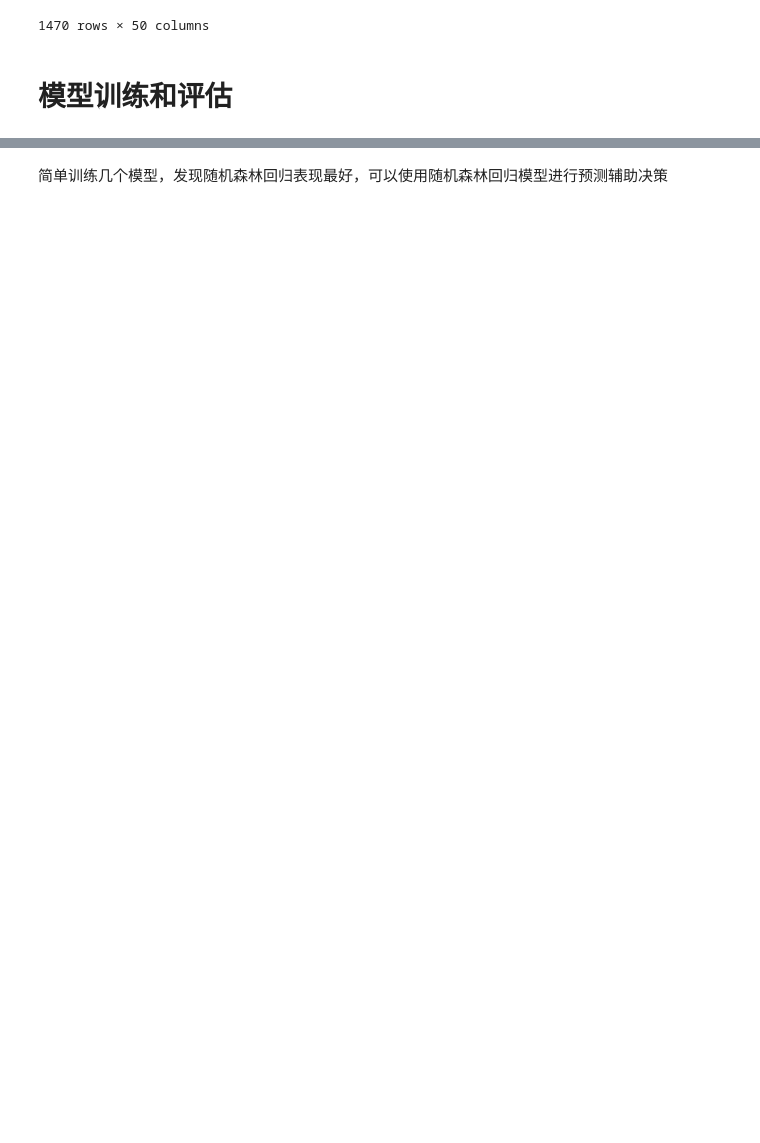
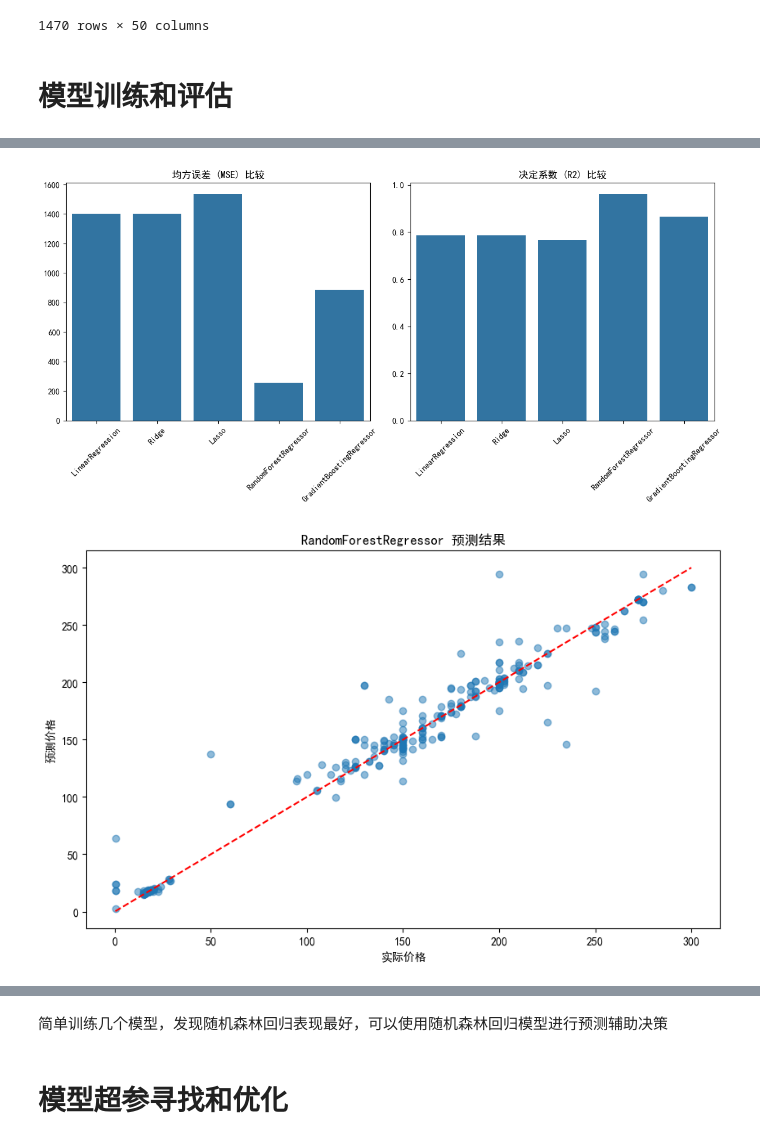
Before and after one commit to liushisi7/liushisi7_xiaoxueqi_renmeng, a Jupyter notebook: 作业二/matplotlib_数据可视化.ipynb, the cells around one changed output, grey strips where cells are left out. Saved outputs shown, nothing was run; the diff lists cells and outputs as text; code cells hidden in the pictures; blank space fills up the shorter version.

```diff
--- a/作业二/matplotlib_数据可视化.ipynb
+++ b/作业二/matplotlib_数据可视化.ipynb
@@ -871,0 +794,65 @@ if best_model_instance:
+# %%
+
+# 定义要评估的模型
+models = [
+    LinearRegression(),# 线性回归
+    Ridge(),# 岭回归
+    Lasso(),# Lasso回归
+    RandomForestRegressor(),# 随机森林回归-n_estimators参数指定树的数量
+    GradientBoostingRegressor()# 梯度提升回归
+]
+
+# 评估所有模型
+results = {}
+for model in models:
+    y_pred, metrics = evaluate_model(model, X_train_scaled, X_test_scaled, y_train, y_test)
+    results[type(model).__name__] = metrics
+
+# 找出表现最好的模型
+best_model = min(results.items(), key=lambda x: x[1]['MSE'])[0]
+print(f"表现最好的模型: {best_model}")
+
+# 可视化不同模型的性能比较
+plt.figure(figsize=(12, 6))
+plt.subplot(1, 2, 1)
+sns.barplot(x=list(results.keys()), y=[r['MSE'] for r in results.values()])
+plt.title('均方误差 (MSE) 比较')
+plt.xticks(rotation=45)
+
+plt.subplot(1, 2, 2)
+sns.barplot(x=list(results.keys()), y=[r['R²'] for r in results.values()])
+plt.title('决定系数 (R2) 比较')
+plt.xticks(rotation=45)
+
+plt.tight_layout()
+plt.show()
+
+# 可视化最佳模型的预测结果
+best_model_instance = None
+for model in models:
+    if type(model).__name__ == best_model:
+        best_model_instance = model
+        break
+
+if best_model_instance:
+    y_pred_best = best_model_instance.predict(X_test_scaled)
+
+    plt.figure(figsize=(10, 6))
+    plt.scatter(y_test, y_pred_best, alpha=0.5)
+    plt.plot([y_test.min(), y_test.max()], [y_test.min(), y_test.max()], 'r--')
+    plt.xlabel('实际价格')
+    plt.ylabel('预测价格')
+    plt.title(f'{best_model} 预测结果')
+    plt.show()
+
+    # 特征重要性分析 (如果模型支持)
+    if hasattr(best_model_instance, 'feature_importances_'):
+        plt.figure(figsize=(12, 8))
+        feature_importance = best_model_instance.feature_importances_
+        sorted_idx = np.argsort(feature_importance)
+        pos = np.arange(sorted_idx.shape[0]) + 0.5
+        plt.barh(pos, feature_importance[sorted_idx], align='center')
+        plt.yticks(pos, np.array(X.columns)[sorted_idx])
+        plt.title('特征重要性分析')
+        plt.show()
+# %% [output]
@@ -871,0 +876,2 @@ if best_model_instance:
+[figure, added]
+[figure, added]
@@ -872,2 +879,4 @@ if best_model_instance:
 # %% [markdown]
 简单训练几个模型，发现随机森林回归表现最好，可以使用随机森林回归模型进行预测辅助决策
+# %% [markdown]
+# 模型超参寻找和优化
```
Also changed, not shown: parts of 8 cells of this notebook, 5 other files.
